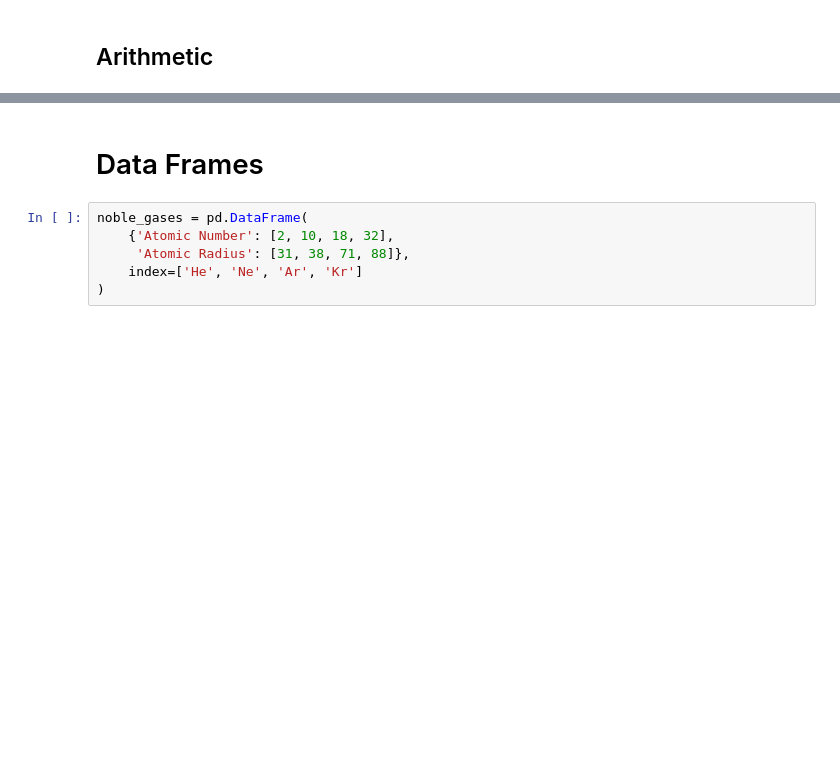
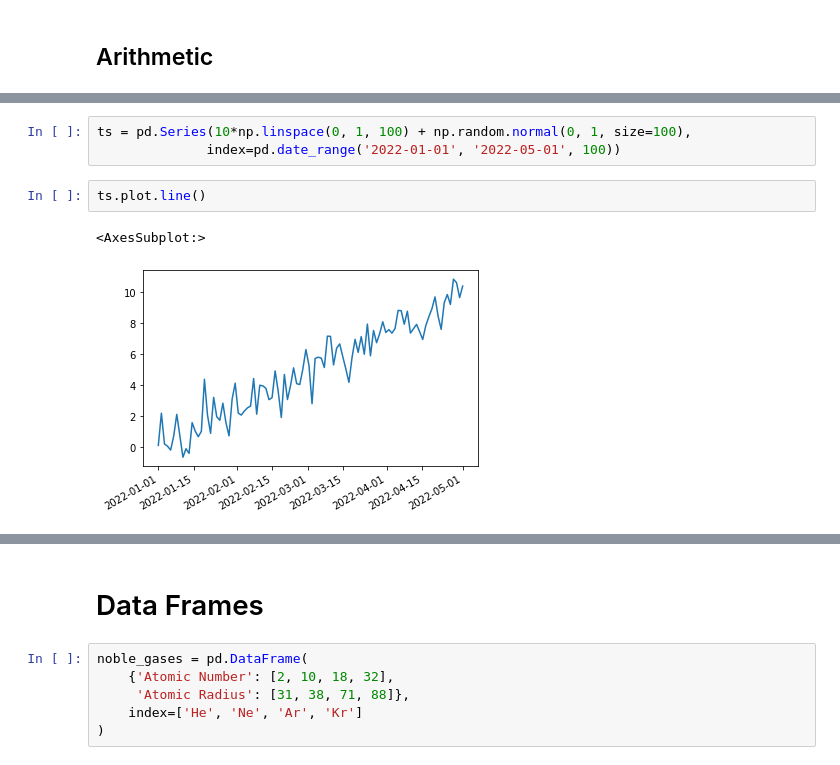
Before and after one commit to dhesse/IN-STK5000-Autumn-2022, a Jupyter notebook: nbhome/02 Pandas Basics.ipynb, the cells around one changed output, grey strips where cells are left out. Drawn from its saved outputs; the diff is of its cells as text; blank space fills up the shorter version.

```diff
--- a/nbhome/02 Pandas Basics.ipynb
+++ b/nbhome/02 Pandas Basics.ipynb
@@ -185,0 +200,8 @@ dtype: float64
+# %%
+ts = pd.Series(10*np.linspace(0, 1, 100) + np.random.normal(0, 1, size=100),
+              index=pd.date_range('2022-01-01', '2022-05-01', 100))
+# %%
+ts.plot.line()
+# %% [output]
+<AxesSubplot:>
+[figure, added]
```
Also changed, not shown: parts of 30 cells of this notebook, 1 other file.
